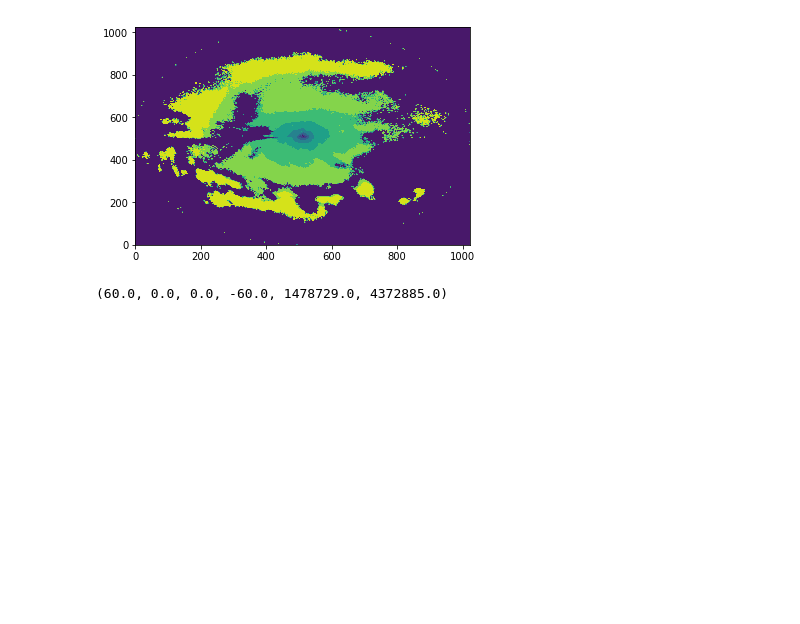
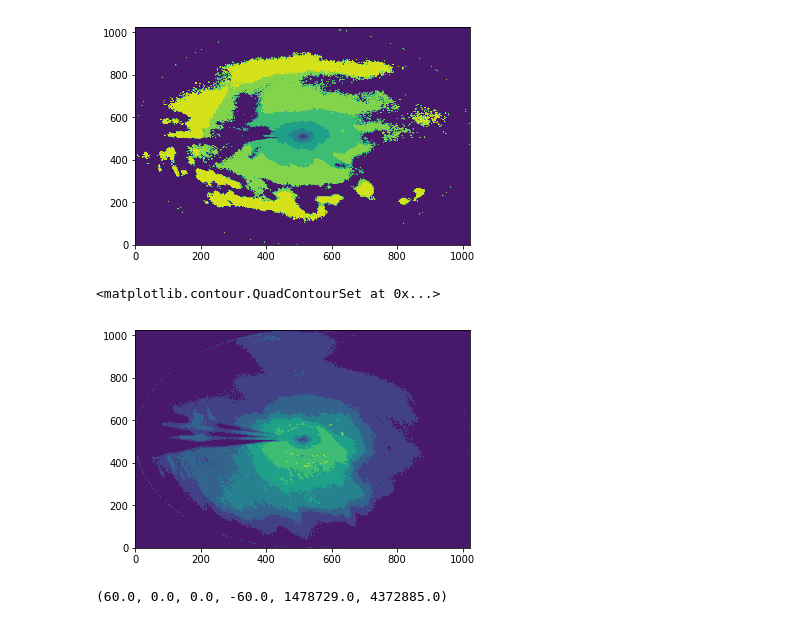
Before and after one commit to tdm-project/tdm-notebooks, a Jupyter notebook: radar/ConvertRadarImages.ipynb, the cells around one changed output. Saved outputs shown, nothing was run; the diff lists cells and outputs as text; code cells hidden in the pictures; blank space fills up the shorter version.

```diff
--- a/radar/ConvertRadarImages.ipynb
+++ b/radar/ConvertRadarImages.ipynb
@@ -130,6 +130,13 @@ plt.contourf(rain)
 [figure]
 # %%
 ga.save_as_raster(rain, 'foobar.tif')
+# %%
+rain_2017_05_01_23 = rfe.aggregate("2018-05-01", 23)
+# %%
+plt.contourf(rain_2017_05_01_23)
+# %% [output]
+<matplotlib.contour.QuadContourSet at 0x...>
+[figure, added]
 # %%
 def extract_tfw(path):
     src = gdal.Open(path)
```
Also changed, not shown: parts of 1 cell of this notebook.
